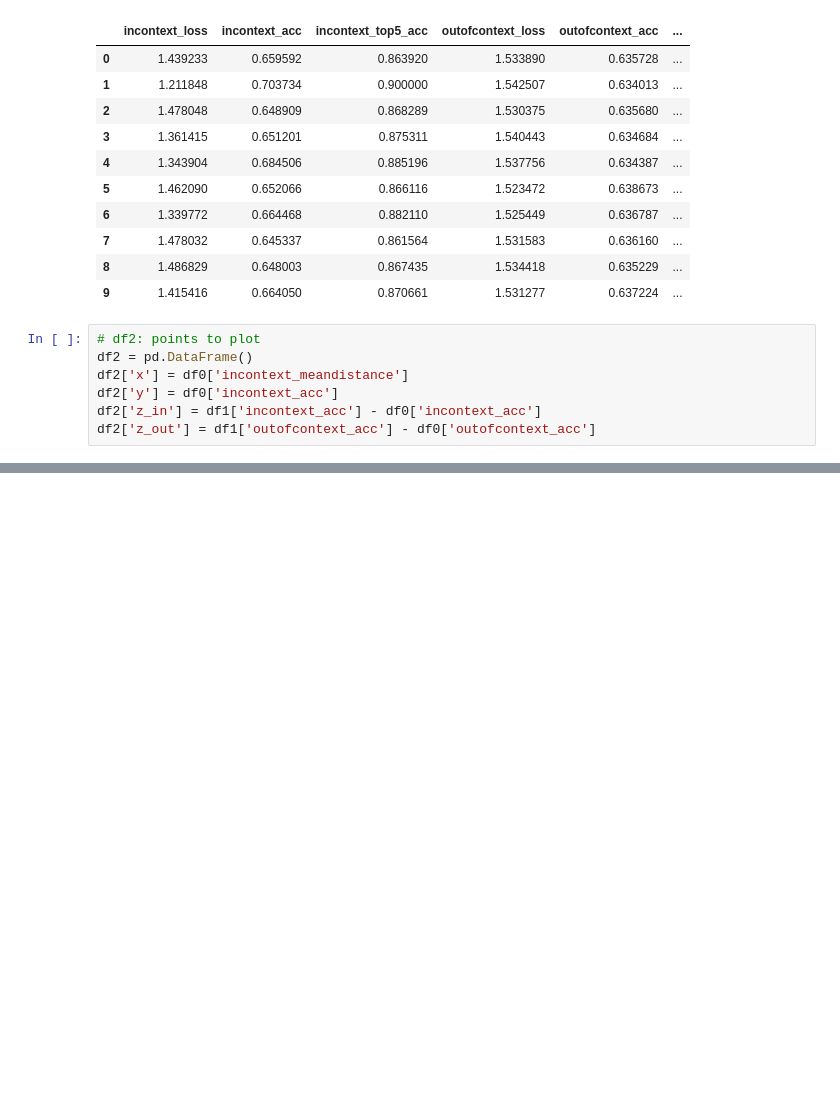
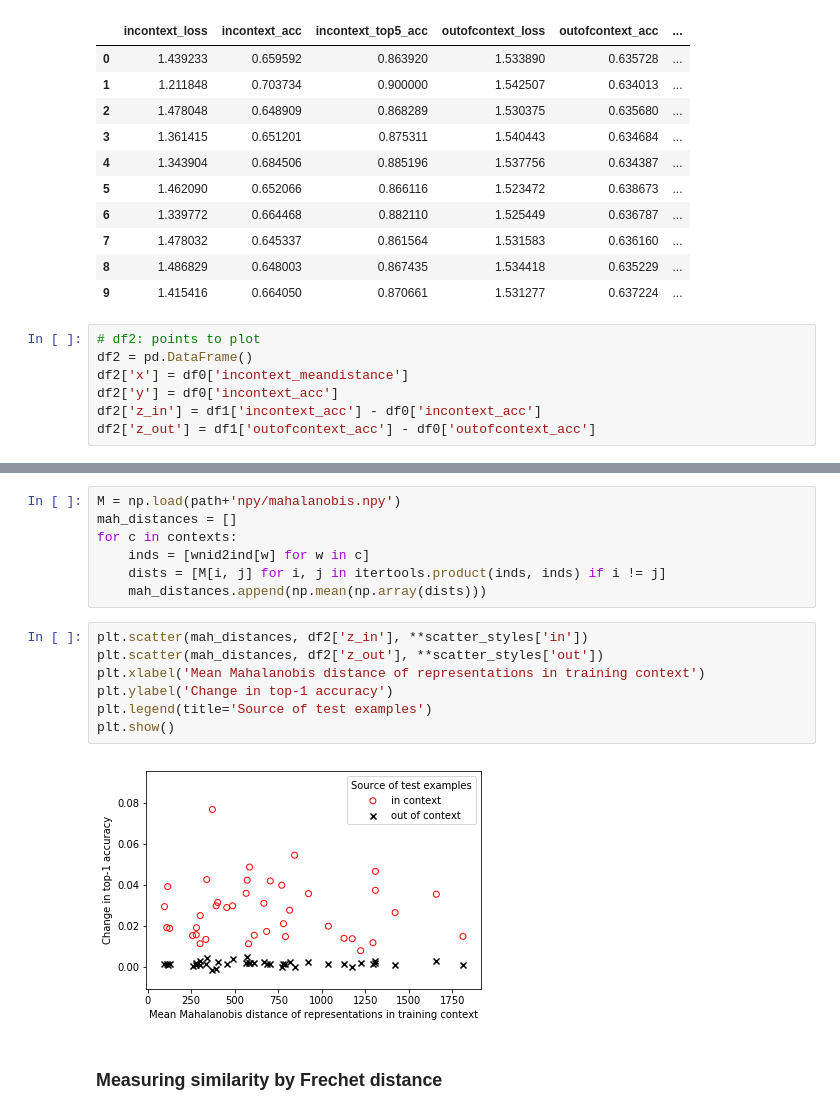
Before and after one commit to fbickfordsmith/attention-msc, a Jupyter notebook: plotting/plot_simcontexts_acc_v2.ipynb, the cells around one changed output, grey strips where cells are left out. Drawn from its saved outputs; the diff is of its cells as text; blank space fills up the shorter version.

```diff
--- a/plotting/plot_simcontexts_acc_v2.ipynb
+++ b/plotting/plot_simcontexts_acc_v2.ipynb
@@ -94,0 +105,18 @@ plt.show()
+# %%
+M = np.load(path+'npy/mahalanobis.npy')
+mah_distances = []
+for c in contexts:
+    inds = [wnid2ind[w] for w in c]
+    dists = [M[i, j] for i, j in itertools.product(inds, inds) if i != j]
+    mah_distances.append(np.mean(np.array(dists)))
+# %%
+plt.scatter(mah_distances, df2['z_in'], **scatter_styles['in'])
+plt.scatter(mah_distances, df2['z_out'], **scatter_styles['out'])
+plt.xlabel('Mean Mahalanobis distance of representations in training context')
+plt.ylabel('Change in top-1 accuracy')
+plt.legend(title='Source of test examples')
+plt.show()
+# %% [output]
+[figure, added]
+# %% [markdown]
+### Measuring similarity by Frechet distance
```
Also changed, not shown: parts of 17 cells of this notebook, 10 other files.
